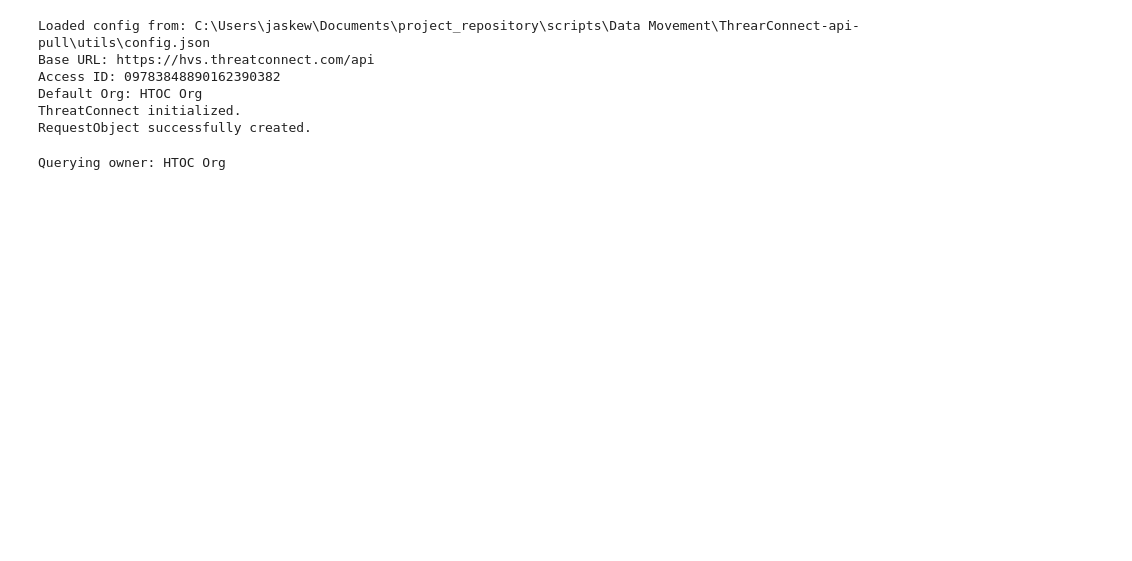
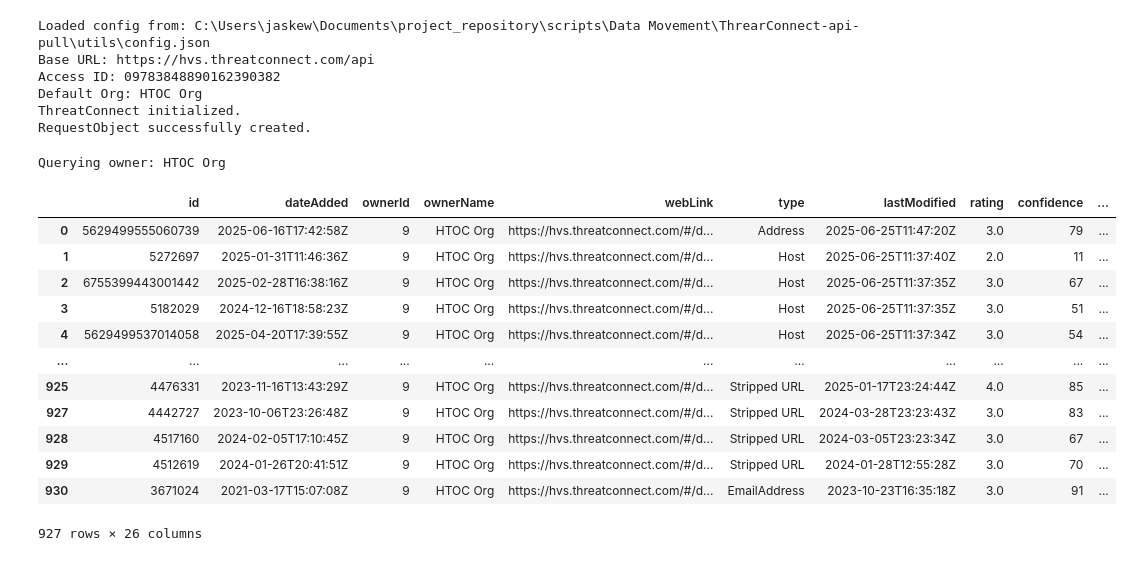
Before and after one commit to jaytlinaskew-OIS/HTOC, a Jupyter notebook: notebooks/Tipper/Bucket_I&W_Document_Generator_Optimized.ipynb, the cells around one changed output. Cells and saved outputs as stored; diff of their text form; code cells hidden in the pictures; blank space fills up the shorter version.

```diff
--- a/notebooks/Tipper/Bucket_I&W_Document_Generator_Optimized.ipynb
+++ b/notebooks/Tipper/Bucket_I&W_Document_Generator_Optimized.ipynb
@@ -112,6 +112,22 @@ observed_src['lastObserved'] = pd.to_datetime(observed_src['lastObserved'], utc=
 observed_src = observed_src[observed_src['lastObserved'] >= pd.to_datetime(start)]
 # %% [output]
 Querying owner: HTOC Org
+# %%
+observed_src
+# %% [output]
+|  | id | dateAdded | ownerId | ownerName | webLink | type | lastModified | rating | confidence | ... |
+| 0 | 5629499555060739 | 2025-06-16T17:42:58Z | 9 | HTOC Org | https://hvs.threatconnect.com/#/d... | Address | 2025-06-25T11:47:20Z | 3.0 | 79 | ... |
+| 1 | 5272697 | 2025-01-31T11:46:36Z | 9 | HTOC Org | https://hvs.threatconnect.com/#/d... | Host | 2025-06-25T11:37:40Z | 2.0 | 11 | ... |
+| 2 | 6755399443001442 | 2025-02-28T16:38:16Z | 9 | HTOC Org | https://hvs.threatconnect.com/#/d... | Host | 2025-06-25T11:37:35Z | 3.0 | 67 | ... |
+| 3 | 5182029 | 2024-12-16T18:58:23Z | 9 | HTOC Org | https://hvs.threatconnect.com/#/d... | Host | 2025-06-25T11:37:35Z | 3.0 | 51 | ... |
+| 4 | 5629499537014058 | 2025-04-20T17:39:55Z | 9 | HTOC Org | https://hvs.threatconnect.com/#/d... | Host | 2025-06-25T11:37:34Z | 3.0 | 54 | ... |
+| ... | ... | ... | ... | ... | ... | ... | ... | ... | ... | ... |
+| 925 | 4476331 | 2023-11-16T13:43:29Z | 9 | HTOC Org | https://hvs.threatconnect.com/#/d... | Stripped URL | 2025-01-17T23:24:44Z | 4.0 | 85 | ... |
+| 927 | 4442727 | 2023-10-06T23:26:48Z | 9 | HTOC Org | https://hvs.threatconnect.com/#/d... | Stripped URL | 2024-03-28T23:23:43Z | 3.0 | 83 | ... |
+| 928 | 4517160 | 2024-02-05T17:10:45Z | 9 | HTOC Org | https://hvs.threatconnect.com/#/d... | Stripped URL | 2024-03-05T23:23:34Z | 3.0 | 67 | ... |
+| 929 | 4512619 | 2024-01-26T20:41:51Z | 9 | HTOC Org | https://hvs.threatconnect.com/#/d... | Stripped URL | 2024-01-28T12:55:28Z | 3.0 | 70 | ... |
+| 930 | 3671024 | 2021-03-17T15:07:08Z | 9 | HTOC Org | https://hvs.threatconnect.com/#/d... | EmailAddress | 2023-10-23T16:35:18Z | 3.0 | 91 | ... |
+927 rows × 26 columns
 # %%
 import os
 import pandas as pd
```
Also changed, not shown: parts of 6 cells of this notebook, 1 other file.
